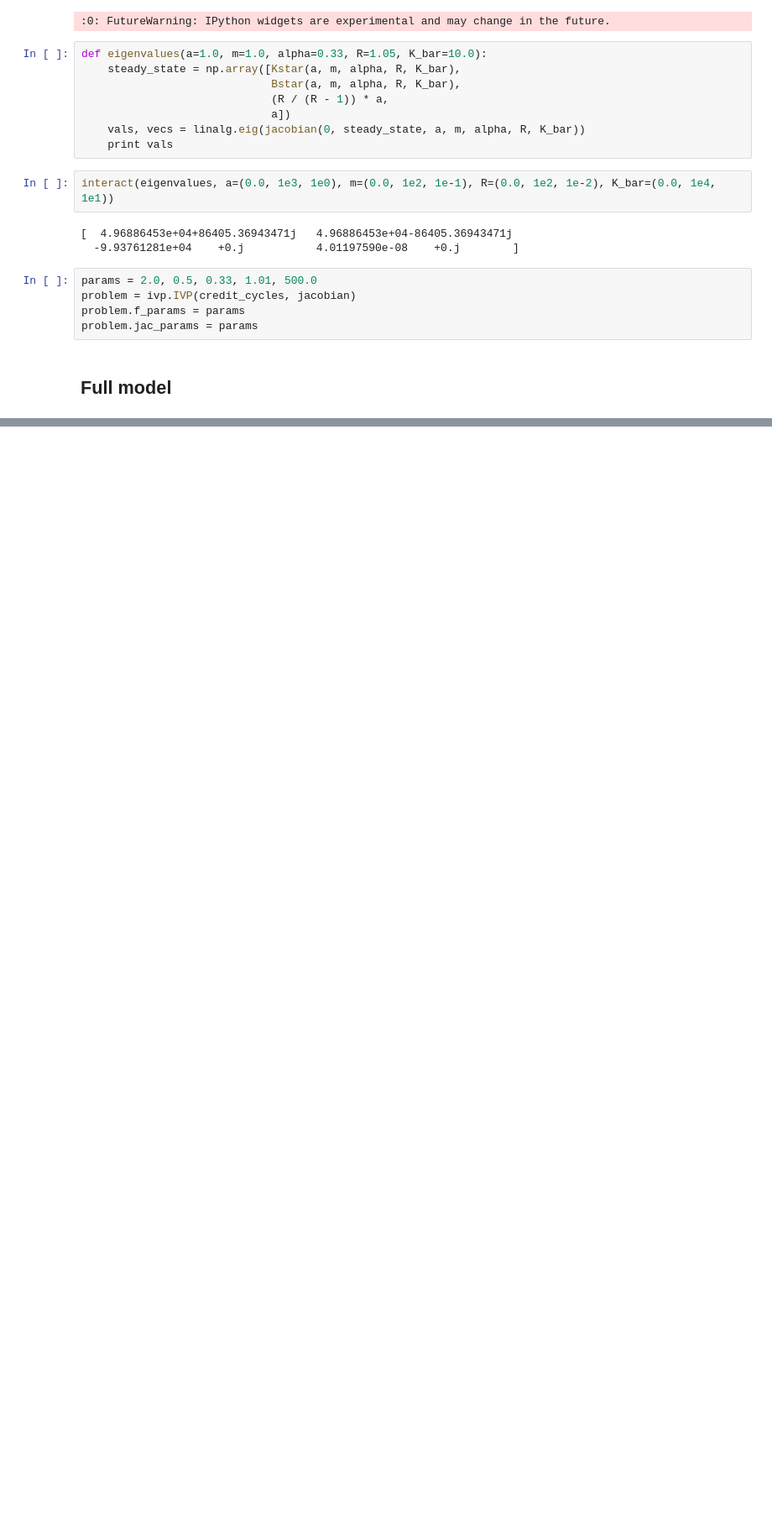
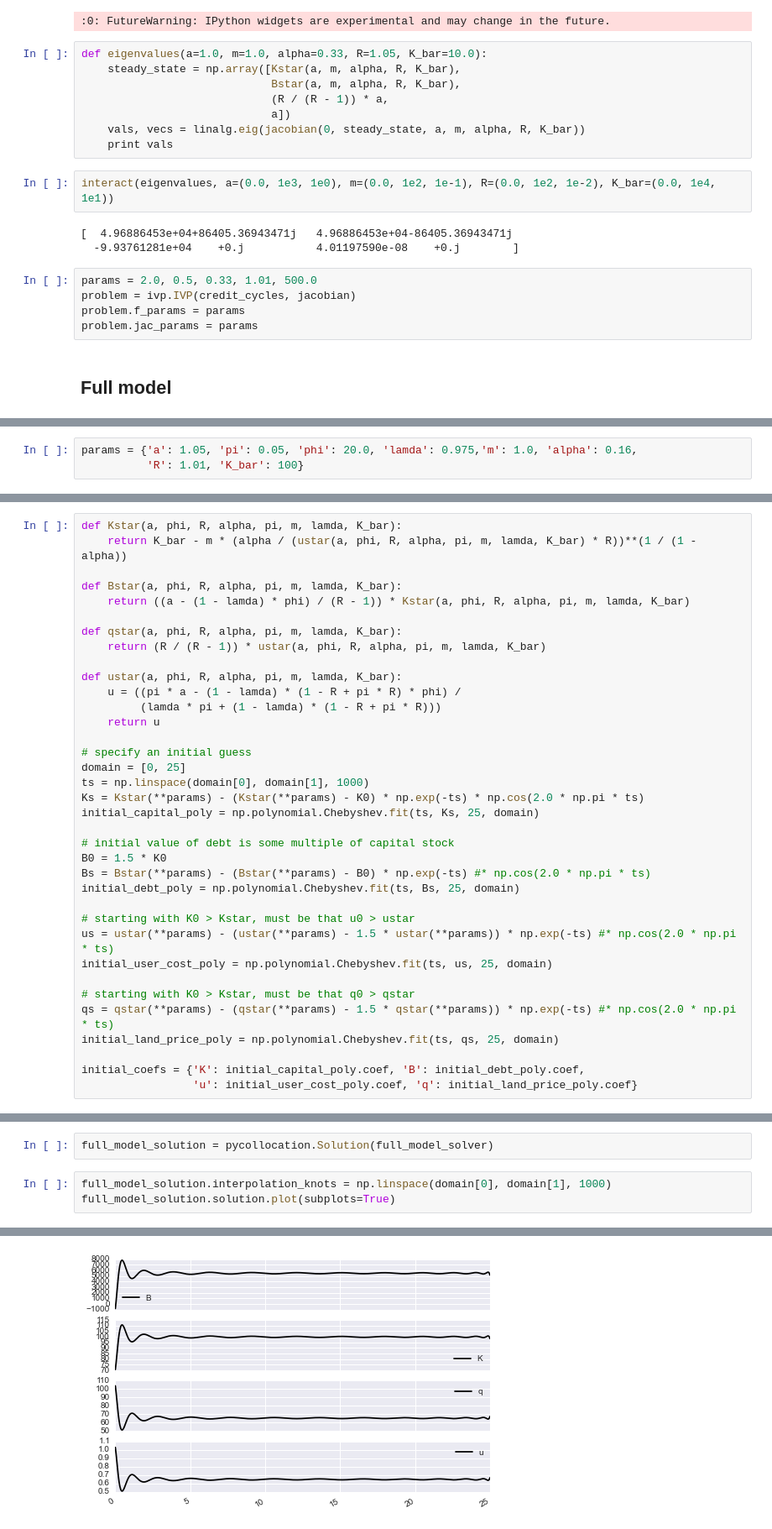
Before and after one commit to davidrpugh/pyCollocation, a Jupyter notebook: examples/credit-cycles.ipynb, the cells around one changed output, grey strips where cells are left out. Shown at 84% size. Drawn from its saved outputs; the diff is of its cells as text; blank space fills up the shorter version.

```diff
--- a/examples/credit-cycles.ipynb
+++ b/examples/credit-cycles.ipynb
@@ -216,0 +227,3 @@ problem.jac_params = params
+# %%
+params = {'a': 1.05, 'pi': 0.05, 'phi': 20.0, 'lamda': 0.975,'m': 1.0, 'alpha': 0.16,
+          'R': 1.01, 'K_bar': 100}
@@ -216,0 +239,36 @@ problem.jac_params = params
+# %%
+def Kstar(a, phi, R, alpha, pi, m, lamda, K_bar):
+    return K_bar - m * (alpha / (ustar(a, phi, R, alpha, pi, m, lamda, K_bar) * R))**(1 / (1 - alpha))
+
+def Bstar(a, phi, R, alpha, pi, m, lamda, K_bar):
+    return ((a - (1 - lamda) * phi) / (R - 1)) * Kstar(a, phi, R, alpha, pi, m, lamda, K_bar)
+
+def qstar(a, phi, R, alpha, pi, m, lamda, K_bar):
+    return (R / (R - 1)) * ustar(a, phi, R, alpha, pi, m, lamda, K_bar)
+
+def ustar(a, phi, R, alpha, pi, m, lamda, K_bar):
+    u = ((pi * a - (1 - lamda) * (1 - R + pi * R) * phi) /
+         (lamda * pi + (1 - lamda) * (1 - R + pi * R)))
+    return u
+
+# specify an initial guess
+domain = [0, 25]
+ts = np.linspace(domain[0], domain[1], 1000)
+Ks = Kstar(**params) - (Kstar(**params) - K0) * np.exp(-ts) * np.cos(2.0 * np.pi * ts)
+initial_capital_poly = np.polynomial.Chebyshev.fit(ts, Ks, 25, domain)
+
+# initial value of debt is some multiple of capital stock
+B0 = 1.5 * K0
+Bs = Bstar(**params) - (Bstar(**params) - B0) * np.exp(-ts) #* np.cos(2.0 * np.pi * ts)
+initial_debt_poly = np.polynomial.Chebyshev.fit(ts, Bs, 25, domain)
+
+# starting with K0 > Kstar, must be that u0 > ustar
+us = ustar(**params) - (ustar(**params) - 1.5 * ustar(**params)) * np.exp(-ts) #* np.cos(2.0 * np.pi * ts)
+initial_user_cost_poly = np.polynomial.Chebyshev.fit(ts, us, 25, domain)
+
+# starting with K0 > Kstar, must be that q0 > qstar
+qs = qstar(**params) - (qstar(**params) - 1.5 * qstar(**params)) * np.exp(-ts) #* np.cos(2.0 * np.pi * ts)
+initial_land_price_poly = np.polynomial.Chebyshev.fit(ts, qs, 25, domain)
+
+initial_coefs = {'K': initial_capital_poly.coef, 'B': initial_debt_poly.coef,
+                 'u': initial_user_cost_poly.coef, 'q': initial_land_price_poly.coef}
@@ -216,0 +306,6 @@ problem.jac_params = params
+# %%
+full_model_solution = pycollocation.Solution(full_model_solver)
+# %%
+full_model_solution.interpolation_knots = np.linspace(domain[0], domain[1], 1000)
+full_model_solution.solution.plot(subplots=True)
+# %% [output]
@@ -216,0 +316 @@ problem.jac_params = params
+[figure, added]
```
Also changed, not shown: parts of 15 cells of this notebook, 1 other file.
